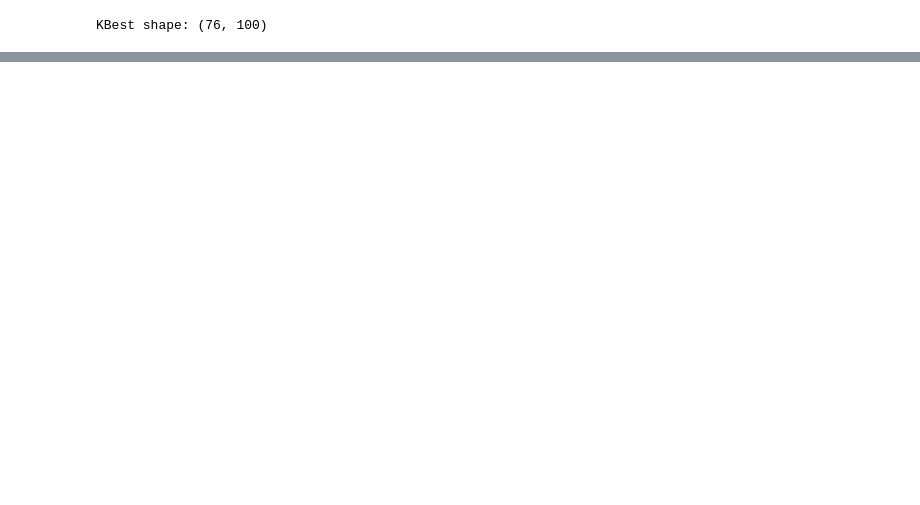
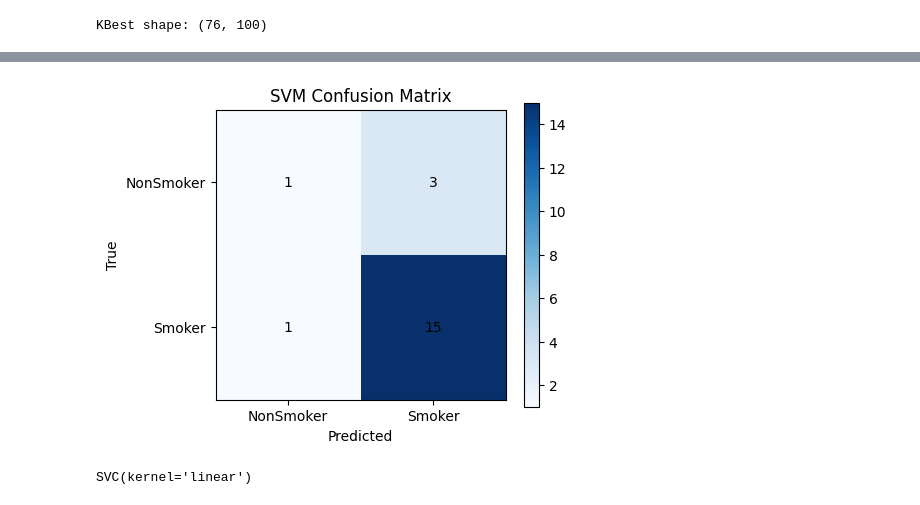
Before and after one commit to patinoboh/bioinformatika, a Jupyter notebook: project/project.ipynb, the cells around one changed output, grey strips where cells are left out. Saved outputs shown, nothing was run; the diff lists cells and outputs as text; code cells hidden in the pictures; blank space fills up the shorter version.

```diff
--- a/project/project.ipynb
+++ b/project/project.ipynb
@@ -245,0 +389,17 @@ KBest shape: (76, 100)
+# %%
+from sklearn.preprocessing import StandardScaler
+
+scaler = StandardScaler()
+
+# X_train_scaled = scaler.fit_transform(X_train)
+# X_test_scaled = scaler.transform(X_test)
+X_train_scaled = X_train
+X_test_scaled = X_test
+# %%
+from sklearn.svm import SVC
+
+svm = SVC(kernel="linear", C=1.0)
+
+svm.fit(X_train_scaled, y_train_enc)
+
+y_pred = svm.predict(X_test_scaled)
@@ -245,0 +422,36 @@ KBest shape: (76, 100)
+# %%
+cm = confusion_matrix(y_test_enc, y_pred)
+
+plt.figure(figsize=(5, 4))
+plt.imshow(cm, cmap="Blues")
+plt.title("SVM Confusion Matrix")
+plt.colorbar()
+
+labels = le.classes_
+
+plt.xticks([0, 1], labels)
+plt.yticks([0, 1], labels)
+
+for i in range(2):
+    for j in range(2):
+        plt.text(j, i, cm[i, j],
+                 ha="center", va="center", color="black")
+
+plt.xlabel("Predicted")
+plt.ylabel("True")
+plt.tight_layout()
+plt.show()
+# %% [output]
+[figure, added]
+# %%
+from sklearn.decomposition import PCA
+
+pca = PCA(n_components=2)
+
+X_train_2d = pca.fit_transform(X_train_scaled)
+X_test_2d = pca.transform(X_test_scaled)
+
+svm_vis = SVC(kernel="linear", C=1.0)
+svm_vis.fit(X_train_2d, y_train_enc)
+# %% [output]
+SVC(kernel='linear')
```
Also changed, not shown: parts of 15 cells of this notebook.
